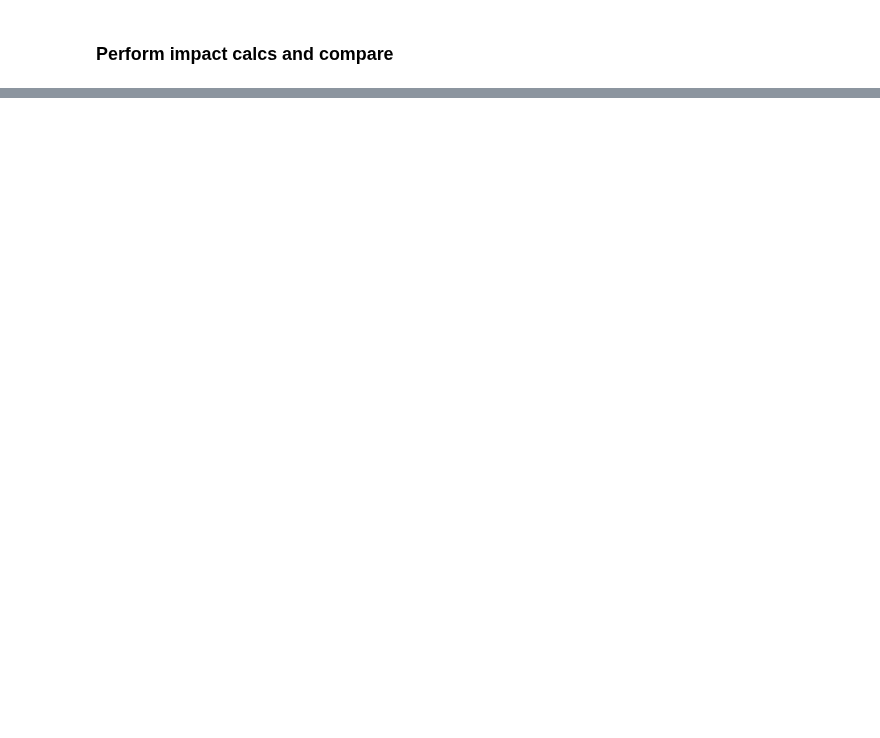
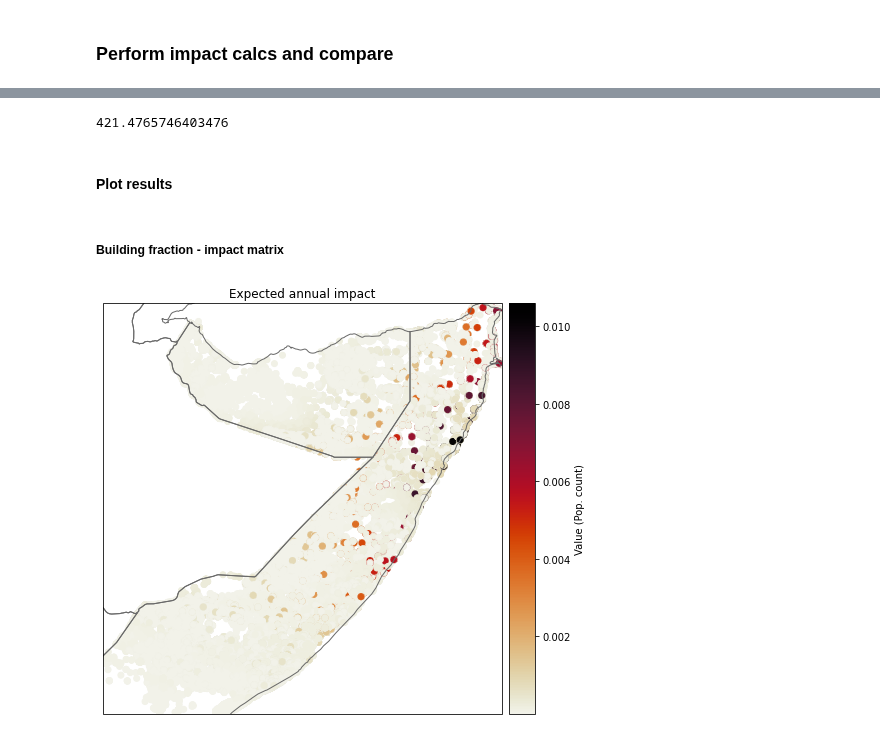
Before and after one commit to Evelyn-M/global-displacement-risk, a Jupyter notebook: doc/tutorial_building-fraction-impacts.ipynb, the cells around one changed output, grey strips where cells are left out. Saved outputs shown, nothing was run; the diff lists cells and outputs as text; code cells hidden in the pictures; blank space fills up the shorter version.

Commit message:
addition of TC example in building fraction tutorial

```diff
--- a/doc/tutorial_building-fraction-impacts.ipynb
+++ b/doc/tutorial_building-fraction-impacts.ipynb
@@ -509,0 +503,6 @@ print(imp_base.aai_agg, imp_min.aai_agg, imp_med.aai_agg, imp_max.aai_agg)
+# %%
+from scipy.sparse import csr_matrix
+
+freq_diagonal_matrix = csr_matrix(np.diag(TC.frequency))
+# %%
+imp_freq_adjusted = freq_diagonal_matrix @ imp_base.imp_mat
@@ -509,0 +518,2 @@ print(imp_base.aai_agg, imp_min.aai_agg, imp_med.aai_agg, imp_max.aai_agg)
+# %%
+imp_bldg_frac = imp_freq_adjusted.multiply(displ_med_TC)
@@ -509,0 +607,27 @@ print(imp_base.aai_agg, imp_min.aai_agg, imp_med.aai_agg, imp_max.aai_agg)
+# %%
+imp_pop_step.aai_agg
+# %% [output]
+421.4765746403476
+# %% [markdown]
+#### Plot results
+# %%
+import copy as cp
+imp_bldg_frac_plot = cp.deepcopy(imp_base)
+imp_bldg_frac_plot.imp_mat = imp_bldg_frac.data
+# %% [markdown]
+##### Building fraction - impact matrix
+# %%
+import matplotlib.pyplot as plt
+import cartopy.crs as ccrs
+
+fig, ax = plt.subplots(figsize=(9, 6), subplot_kw={'projection': ccrs.PlateCarree()})
+
+imp_bldg_frac_plot.plot_scatter_eai_exposure(
+    ignore_zero=True,
+    pop_name=False,
+    axis=ax
+)
+
+plt.show()
+# %% [output]
+[figure, added]
```
Also changed, not shown: parts of 39 cells of this notebook.
